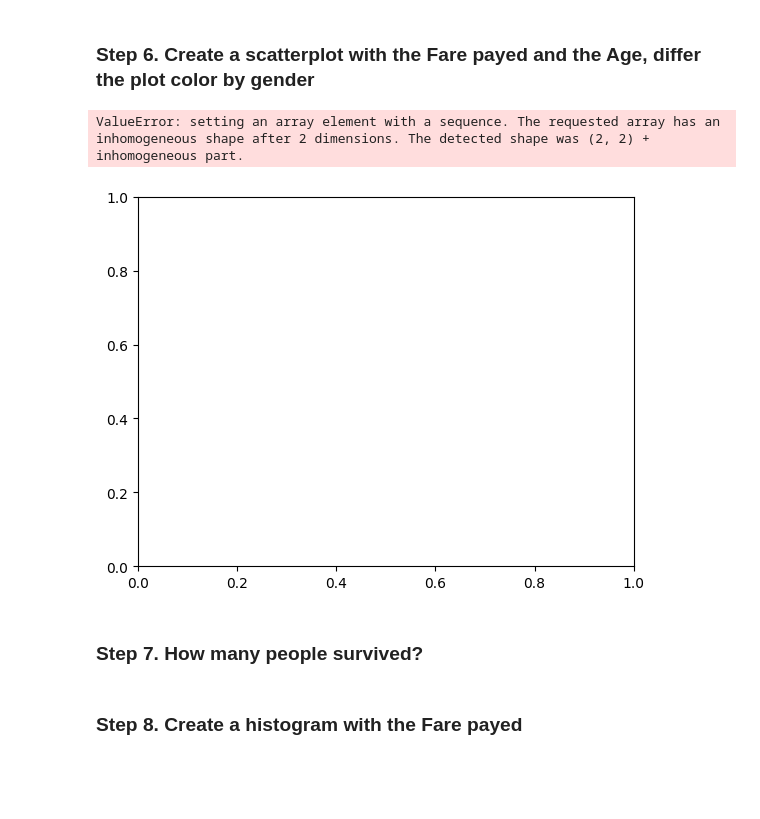
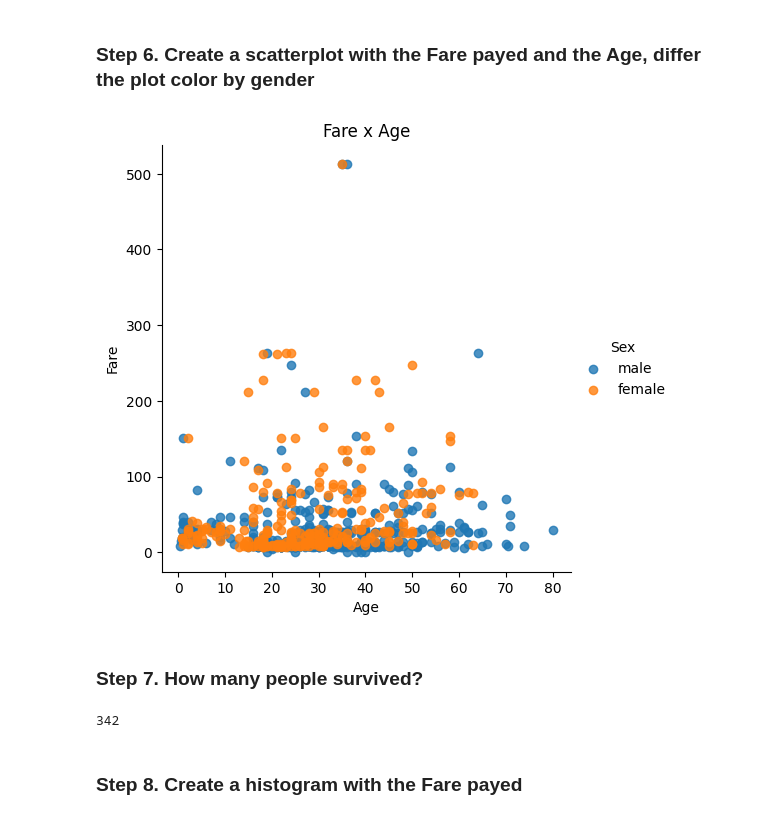
Before and after one commit to coldoctopus/Intro-to-DS-AI-codes, a Jupyter notebook: Lab 2/Exercises 7.ipynb, the cells around one changed output. Cells and saved outputs as stored; diff of their text form; code cells hidden in the pictures; blank space fills up the shorter version.

```diff
--- a/Lab 2/Exercises 7.ipynb
+++ b/Lab 2/Exercises 7.ipynb
@@ -59,14 +62,19 @@ plt.show()
 [figure]
 # %% [markdown]
 ### Step 6. Create a scatterplot with the Fare payed and the Age, differ the plot color by gender
-# %%
-age = list(titanic.groupby(['Sex'])['Age'])
-fare = list(titanic.groupby(['Sex'])['Fare'])
-plt.scatter(age,fare)
-# %% [output]
-ValueError: setting an array element with a sequence. The requested array has an inhomogeneous shape after 2 dimensions. The detected shape was (2, 2) + inhomogeneous part.
-[figure, removed]
+# %%
+fareAge = sns.lmplot(x = 'Age', y = 'Fare', data = titanic, hue = 'Sex', fit_reg=False)
+
+fareAge.set(title = 'Fare x Age')
+
+axes = fareAge.axes
+# %% [output]
+[figure, added]
 # %% [markdown]
 ### Step 7. How many people survived?
+# %%
+titanic['Survived'].sum()
+# %% [output]
+342
 # %% [markdown]
 ### Step 8. Create a histogram with the Fare payed
```
Also changed, not shown: parts of 2 cells of this notebook.
